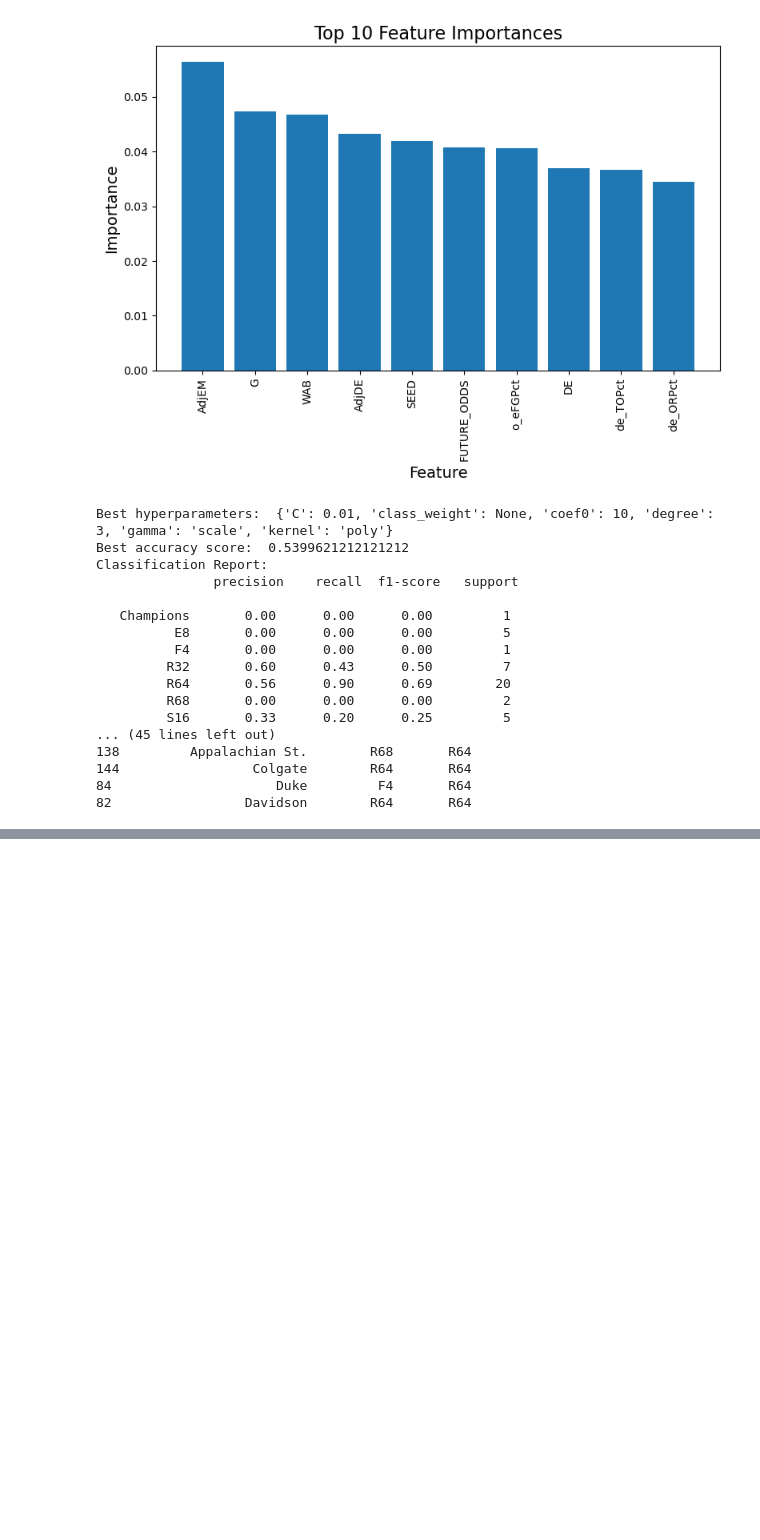
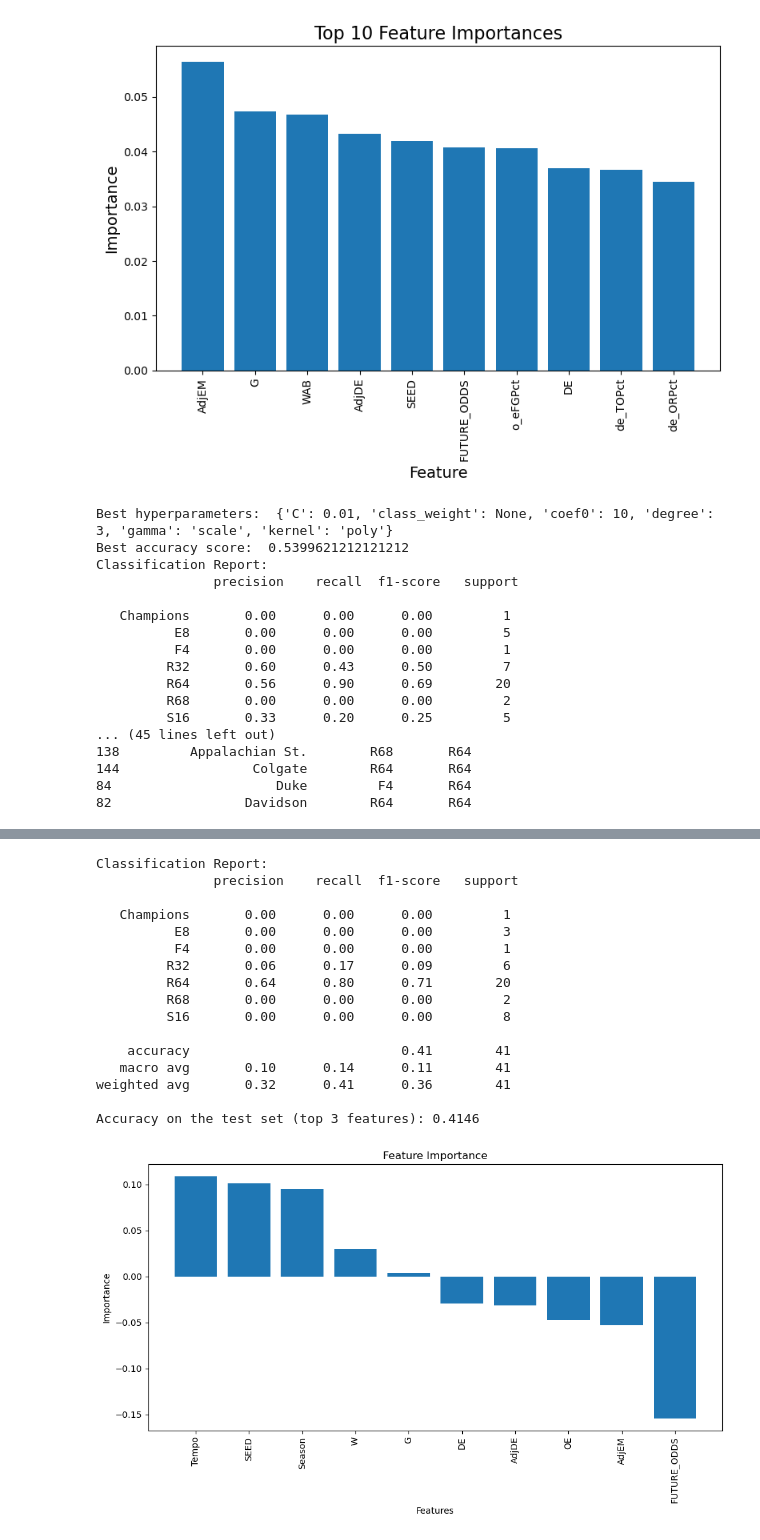
Before and after one commit to askhuran/490SVM, a Jupyter notebook: testing.ipynb, the cells around one changed output, grey strips where cells are left out. Drawn from its saved outputs; the diff is of its cells as text; code cells hidden in the pictures; blank space fills up the shorter version.

```diff
--- a/testing.ipynb
+++ b/testing.ipynb
@@ -246,6 +246,7 @@ Classification Report:
 import pandas as pd
 from sklearn.svm import SVC
 from sklearn.model_selection import train_test_split, GridSearchCV
+from sklearn.feature_selection import SelectFromModel
 from sklearn.preprocessing import StandardScaler, OneHotEncoder
 import numpy as np
 from sklearn.ensemble import RandomForestClassifier
@@ -258,9 +259,11 @@ from imblearn.under_sampling import RandomUnderSampler
 from imblearn.pipeline import Pipeline
 from sklearn.utils.class_weight import compute_class_weight
 from sklearn.metrics import classification_report
+from collections import Counter
 
 
 
 new_data = pd.read_csv('2024_data_v4.csv')
 data = pd.read_csv('2021plus_data_v1.csv')
+data = data[data['TeamName'] != 'Purdue']
 # %%
@@ -386,0 +323,55 @@ KeyError: 'Champions'
+# %%
+
+
+# Calculate feature importance
+feature_importances = best_svm.coef_[0]
+feature_names = common_cols
+
+# Sort feature importances in descending order
+sorted_indices = np.argsort(feature_importances)[::-1]
+sorted_features = [feature_names[i] for i in sorted_indices]
+sorted_importances = feature_importances[sorted_indices]
+
+
+# Create a feature importance plot
+plt.figure(figsize=(10, 6))
+plt.bar(range(len(sorted_features)), sorted_importances, align='center')
+plt.xticks(range(len(sorted_features)), sorted_features, rotation=90)
+plt.xlabel('Features')
+plt.ylabel('Importance')
+plt.title('Feature Importance')
+plt.tight_layout()
+plt.savefig('feature_importance.png', dpi=300, bbox_inches='tight')
+
+# Use only the top 3 features for training
+X_train_top3 = X_train[:, sorted_indices[:3]]
+X_test_top3 = X_test[:, sorted_indices[:3]]
+
+# Train the model with the top 3 features
+best_svm.fit(X_train_top3, y_train)
+
+# Predictions on the test set
+y_pred = best_svm.predict(X_test_top3)
+print("Classification Report:\n", classification_report(y_test, y_pred))
+
+# Calculate accuracy on the test set
+accuracy = best_svm.score(X_test_top3, y_test)
+print(f"Accuracy on the test set (top 3 features): {accuracy:.4f}")
+# %% [output]
+Classification Report:
+               precision    recall  f1-score   support
+
+   Champions       0.00      0.00      0.00         1
+          E8       0.00      0.00      0.00         3
+          F4       0.00      0.00      0.00         1
+         R32       0.06      0.17      0.09         6
+         R64       0.64      0.80      0.71        20
+         R68       0.00      0.00      0.00         2
+         S16       0.00      0.00      0.00         8
+
+    accuracy                           0.41        41
+   macro avg       0.10      0.14      0.11        41
+weighted avg       0.32      0.41      0.36        41
+
+Accuracy on the test set (top 3 features): 0.4146
+[figure, added]
```
Also changed, not shown: parts of 4 cells of this notebook, 4 other files.
